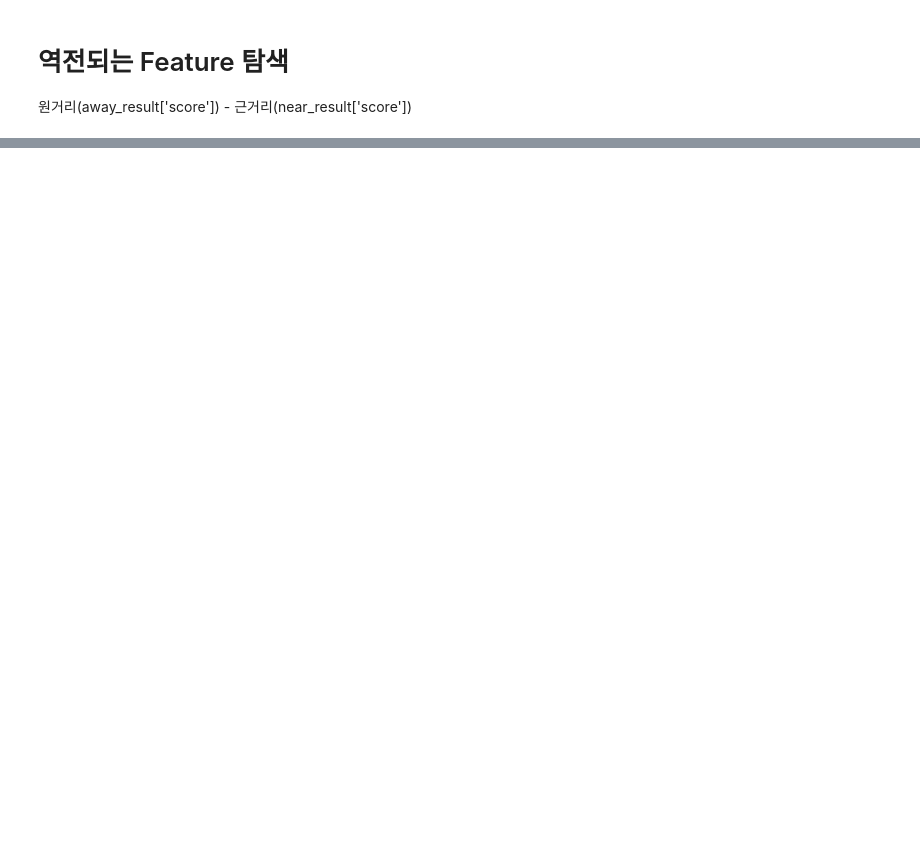
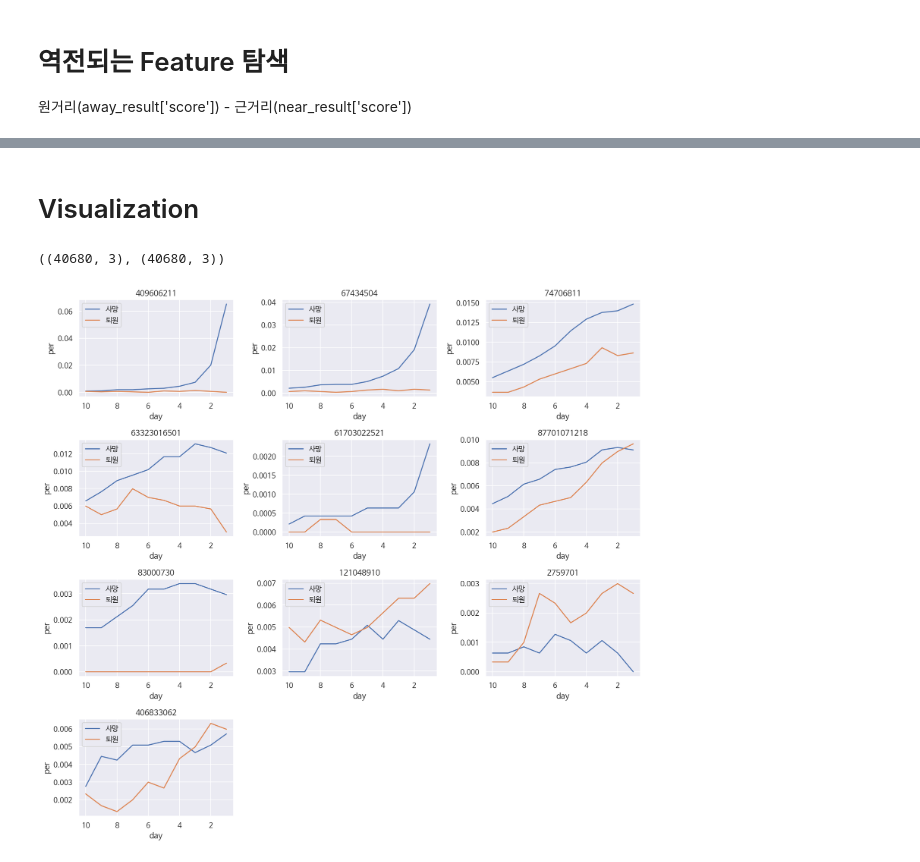
Before and after one commit to suhyun-guri/DSML_Research, a Jupyter notebook: 09. Method2 - split days.ipynb, the cells around one changed output, grey strips where cells are left out. Saved outputs shown, nothing was run; the diff lists cells and outputs as text; code cells hidden in the pictures; blank space fills up the shorter version.

```diff
--- a/09. Method2 - split days.ipynb
+++ b/09. Method2 - split days.ipynb
@@ -176,0 +288,50 @@ final_result
+# %% [markdown]
+# Visualization
+# %%
+### 사망/퇴원 환자 df 분리
+
+X = np.load('/project/LSH/x_(7727,10,4068).npy')
+y = np.load('/project/LSH/y_(7727,1).npy')
+# 컬럼이름 로드
+COLS = list(pd.read_csv('/project/LSH/total_data_7727.csv')['ITEMID'].sort_values().unique())
+
+#death_index
+d_index = np.where(y==1)[0]
+#survive_index (퇴원 환자)
+s_index = np.where(y==0)[0]
+
+#사망/퇴원 환자 분리
+d_X = X[d_index]
+s_X = X[s_index]
+
+result = []
+result_s = []
+#day - 10일
+for d in range(10):
+    #4068 - ITEM
+    for f in range(d_X.shape[-1]):
+        d_sum = d_X[:,d,f].sum()/d_X.shape[0]
+        s_sum = s_X[:,d,f].sum()/s_X.shape[0]
+        result.append({'cols':COLS[f], 'day':10-d,'per':d_sum})
+        result_s.append({'cols':COLS[f], 'day':10-d,'per':s_sum})
+
+d_df = pd.DataFrame(result).sort_values(['cols','day']).reset_index(drop=True)
+s_df = pd.DataFrame(result_s).sort_values(['cols','day']).reset_index(drop=True)
+d_df.shape, s_df.shape
+# %% [output]
+((40680, 3), (40680, 3))
+# %%
+def visualization(top10_list):
+    plt.figure(figsize = (13,12), dpi=150)
+    for i, f in enumerate(top10_list):
+        plt.subplot(4,3,1+i)
+        plt.title(f)
+        ax = sns.lineplot(data = d_df[d_df['cols']==int(f)], x = 'day', y='per', label='사망')
+        ax = sns.lineplot(data = s_df[s_df['cols']==int(f)], x = 'day', y='per', label='퇴원')
+        ax.invert_xaxis()
+        ax.legend(loc='upper left')
+    plt.tight_layout()
+# %%
+visualization(final_result.feature[:10])
+# %% [output]
+[figure, added]
```
Also changed, not shown: parts of 19 cells of this notebook, 1 other file.
